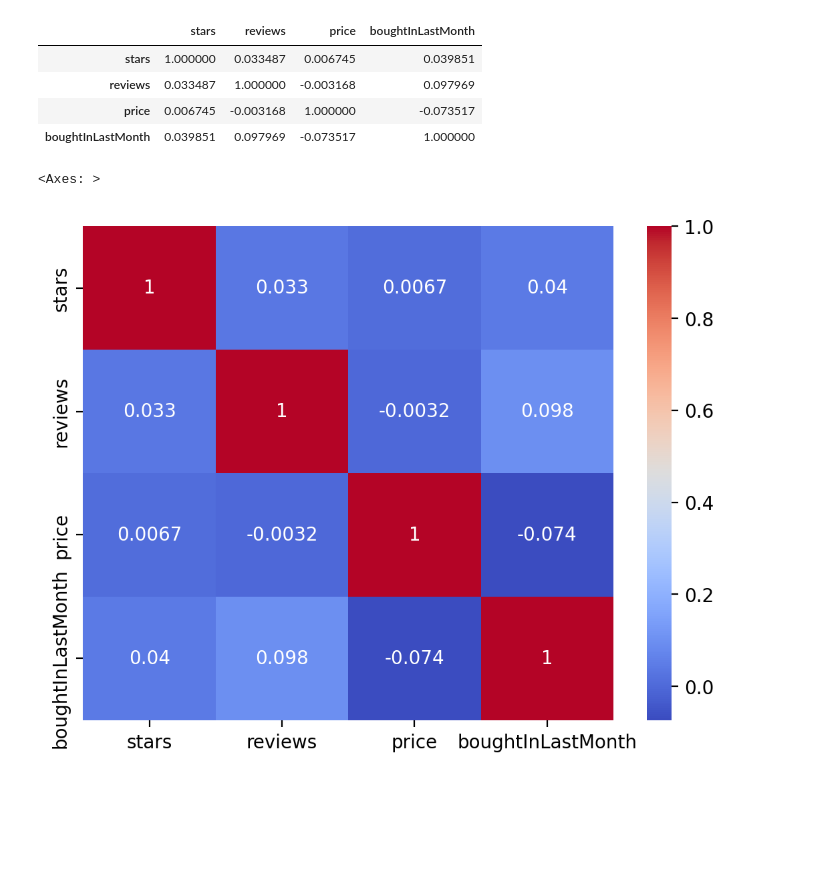
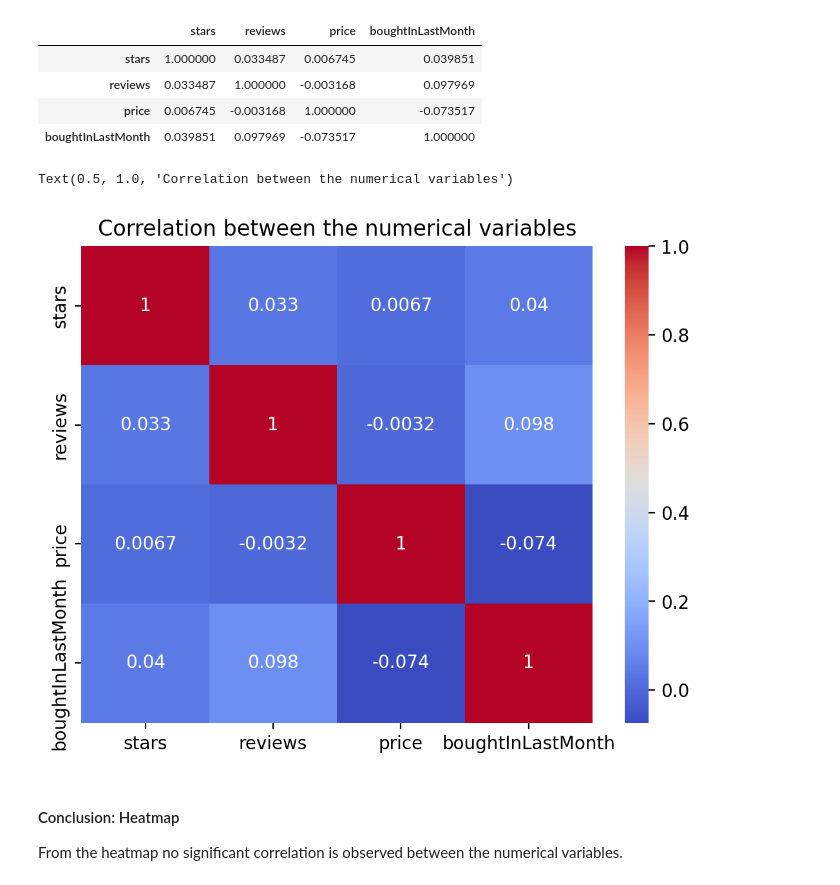
Before and after one commit to data-bootcamp-v4/lab-eda-bivariate, a Jupyter notebook: eda-bivariate-notebook.ipynb, the cells around one changed output. Saved outputs shown, nothing was run; the diff lists cells and outputs as text; code cells hidden in the pictures; blank space fills up the shorter version.

```diff
--- a/eda-bivariate-notebook.ipynb
+++ b/eda-bivariate-notebook.ipynb
@@ -563,7 +774,23 @@ corr
 | boughtInLastMonth | 0.039851 | 0.097969 | -0.073517 | 1.000000 |
 # %%
 
-sns.heatmap(corr, annot=True, cmap="coolwarm")
+ax = sns.heatmap(corr, annot=True, cmap="coolwarm")
+ax.set_title("Correlation between the numerical variables")
 # %% [output]
-<Axes: >
+Text(0.5, 1.0, 'Correlation between the numerical variables')
-[figure, old version]
+[figure, new version]
+# %%
+from IPython.display import Markdown
+
+report = f"""
+#### Conclusion: Heatmap
+
+From the heatmap no significant correlation is observed between the numerical variables.
+
+"""
+display(Markdown(report))
+# %% [output]
+
+#### Conclusion: Heatmap
+
+From the heatmap no significant correlation is observed between the numerical variables.
```
Also changed, not shown: parts of 28 cells of this notebook.
